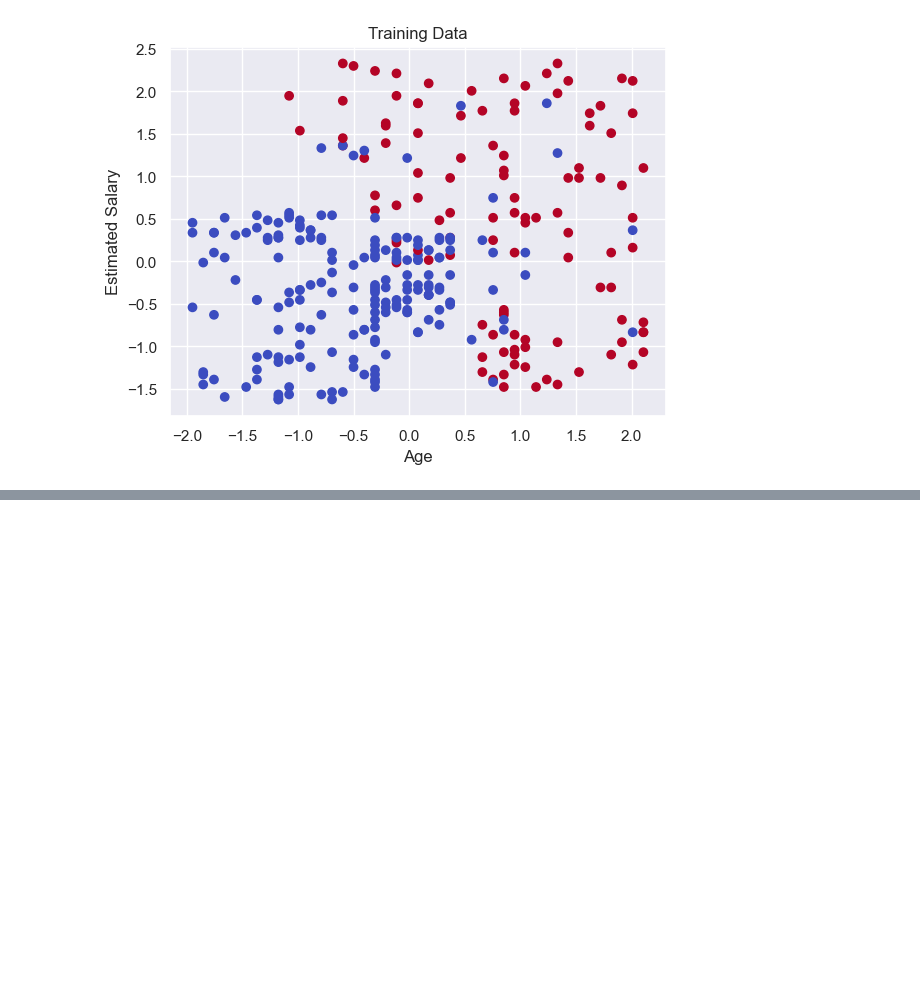
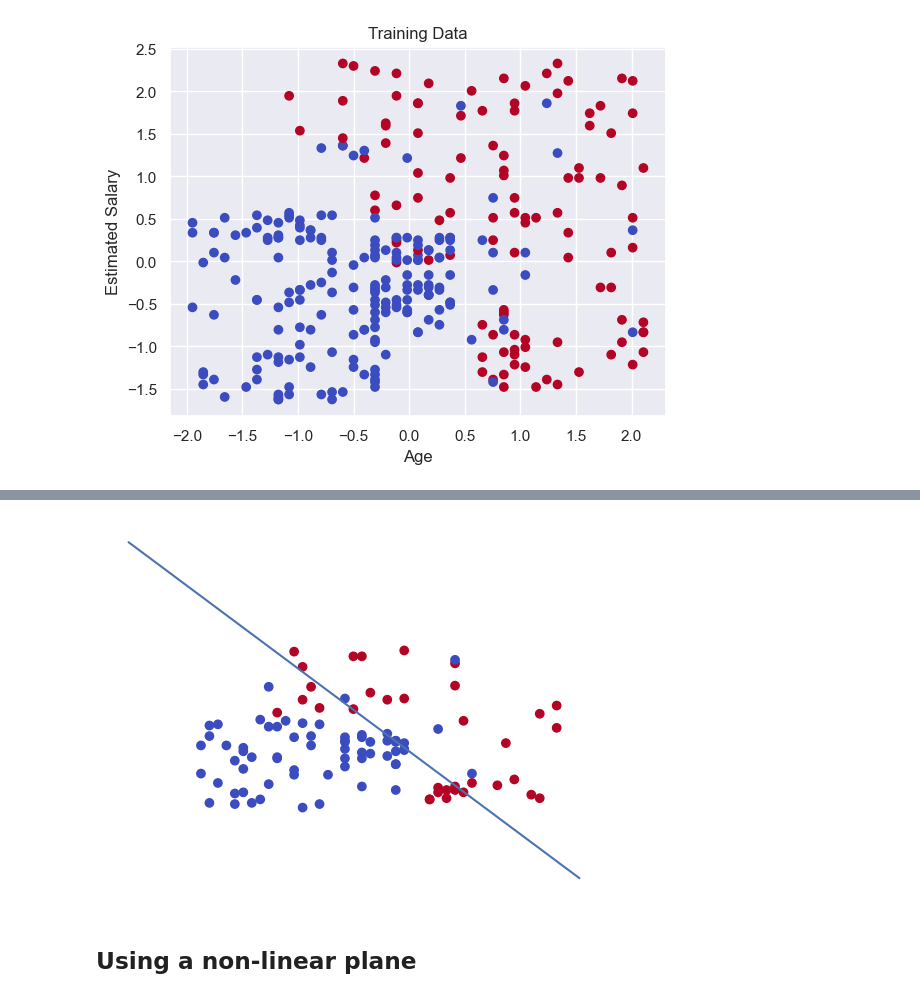
Before and after one commit to Kachanta/Classifying_customers_with_SVM_Algorithm, a Jupyter notebook: Untitled.ipynb, the cells around one changed output, grey strips where cells are left out. Saved outputs shown, nothing was run; the diff lists cells and outputs as text; code cells hidden in the pictures; blank space fills up the shorter version.

```diff
--- a/Untitled.ipynb
+++ b/Untitled.ipynb
@@ -73,6 +73,6 @@ array([[-0.98334377, -1.1271988 ],
 # %%
 from sklearn.svm import SVC
 # %%
-classifier = SVC(kernel = 'linear', random_state=40)
-classifier.fit(X_train,Y_train)
+model = SVC(kernel = 'linear', random_state=0)
+model.fit(X_train,Y_train)
 # %% [output]
@@ -125,0 +116,16 @@ Text(0.5, 1.0, 'Training Data')
+# %%
+plt.scatter(X_test[:,0], X_test[:,1], c=Y_test, cmap="coolwarm")
+
+#Hyper plane
+w = classifier.coef_[0]
+a = -w[0]/w[1]
+xx = np.linspace (-2.5,2.5)
+yy = a*xx-(classifier.intercept_[0])/w[1]
+
+#Plotting the hyper plane
+plt.plot(xx,yy)
+plt.axis("off"), plt.show();
+# %% [output]
+[figure, added]
+# %% [markdown]
+## Using a non-linear plane
```
Also changed, not shown: parts of 5 cells of this notebook.
